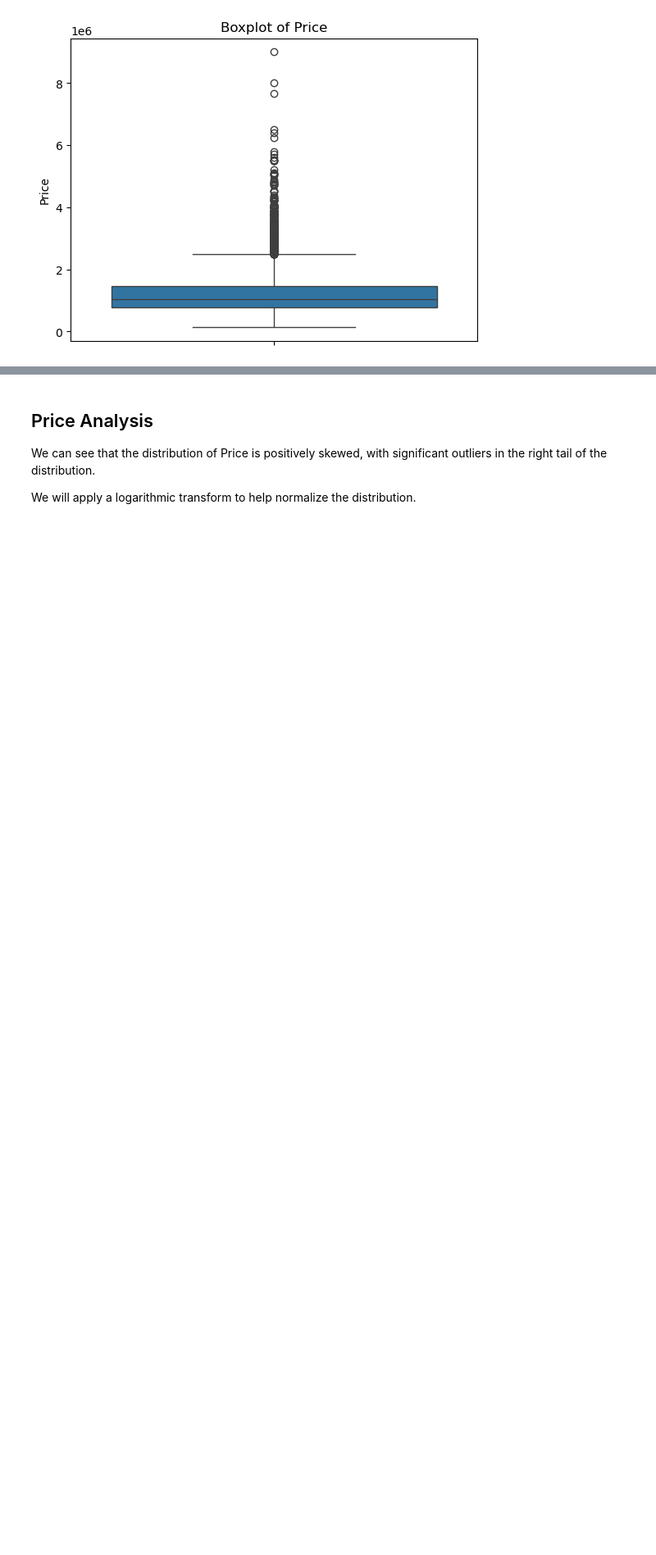
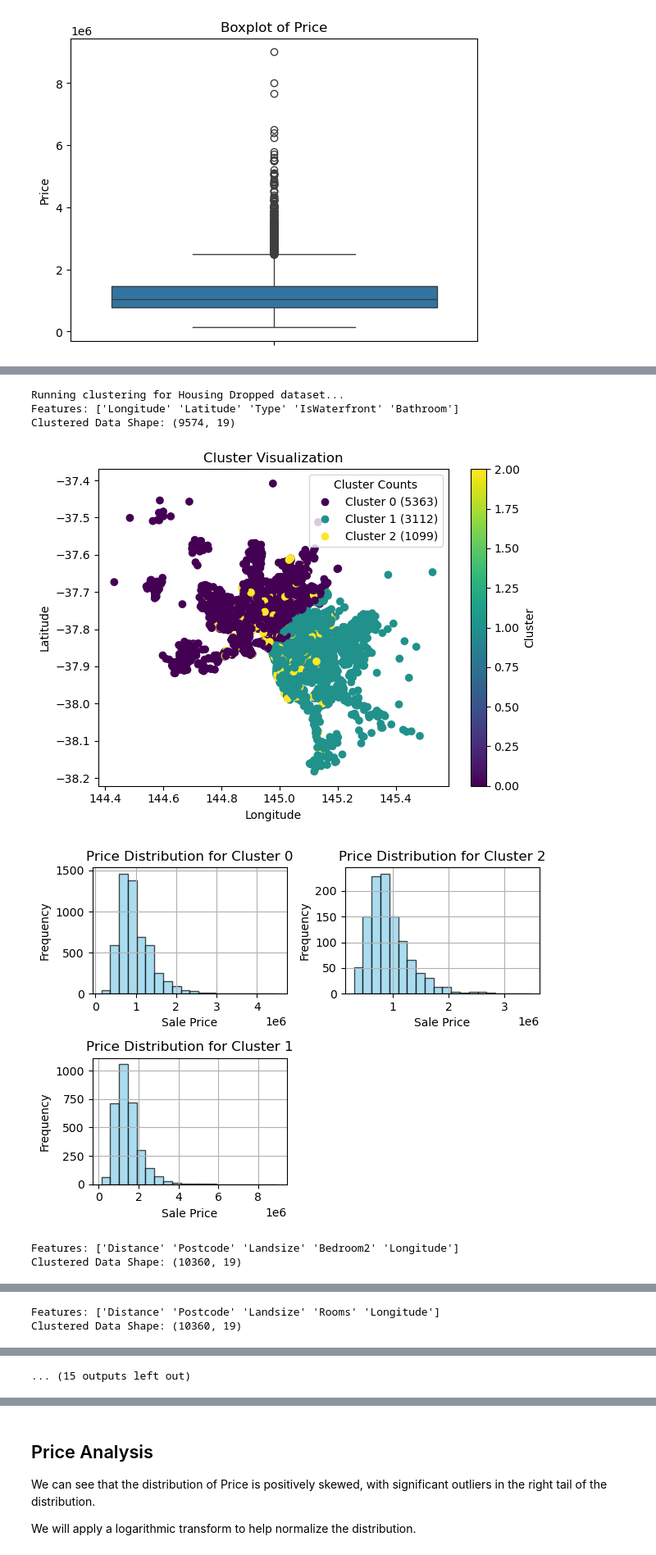
Before and after one commit to JamesLMulvihill/MelbourneHousePrices, a Jupyter notebook: DSC630_TermProject_Rework.ipynb, the cells around one changed output, grey strips where cells are left out. Shown at 82% size. Saved outputs shown, nothing was run; the diff lists cells and outputs as text; code cells hidden in the pictures; blank space fills up the shorter version.

```diff
--- a/DSC630_TermProject_Rework.ipynb
+++ b/DSC630_TermProject_Rework.ipynb
@@ -371,0 +487,29 @@ plt.show()
+# %%
+# Iterate over each dataset
+for dataset_name, df in outlier_dfs.items():
+    print(f"Running clustering for {dataset_name} dataset...")
+
+    # Iterate over each model
+    for model_name in feature_importance['Model'].unique():
+        # Extract features based on the model importance
+        features = feature_importance.loc[feature_importance['Model'] == model_name,
+                                           ['Feature1', 'Feature2', 'Feature3', 'Feature4', 'Feature5']].values.flatten()
+
+        # Include 'Price'
+        #features = np.append(features, 'Price')
+
+        # Run preliminary clustering models
+        print(f"Features: {features}")
+        clustered_data = run_cluster_models(df, features)
+
+        # Visualize clusters and price distributions
+        visualize_clusters(clustered_data)
+        visualize_cluster_distributions(clustered_data, 'Price')
+# %% [output]
+Running clustering for Housing Dropped dataset...
+Features: ['Longitude' 'Latitude' 'Type' 'IsWaterfront' 'Bathroom']
+Clustered Data Shape: (9574, 19)
+[figure, added]
+[figure, added]
+Features: ['Distance' 'Postcode' 'Landsize' 'Bedroom2' 'Longitude']
+Clustered Data Shape: (10360, 19)
@@ -371,0 +518,2 @@ plt.show()
+Features: ['Distance' 'Postcode' 'Landsize' 'Rooms' 'Longitude']
+Clustered Data Shape: (10360, 19)
@@ -371,0 +527 @@ plt.show()
+... (15 outputs left out)
```
Also changed, not shown: parts of 39 cells of this notebook.
